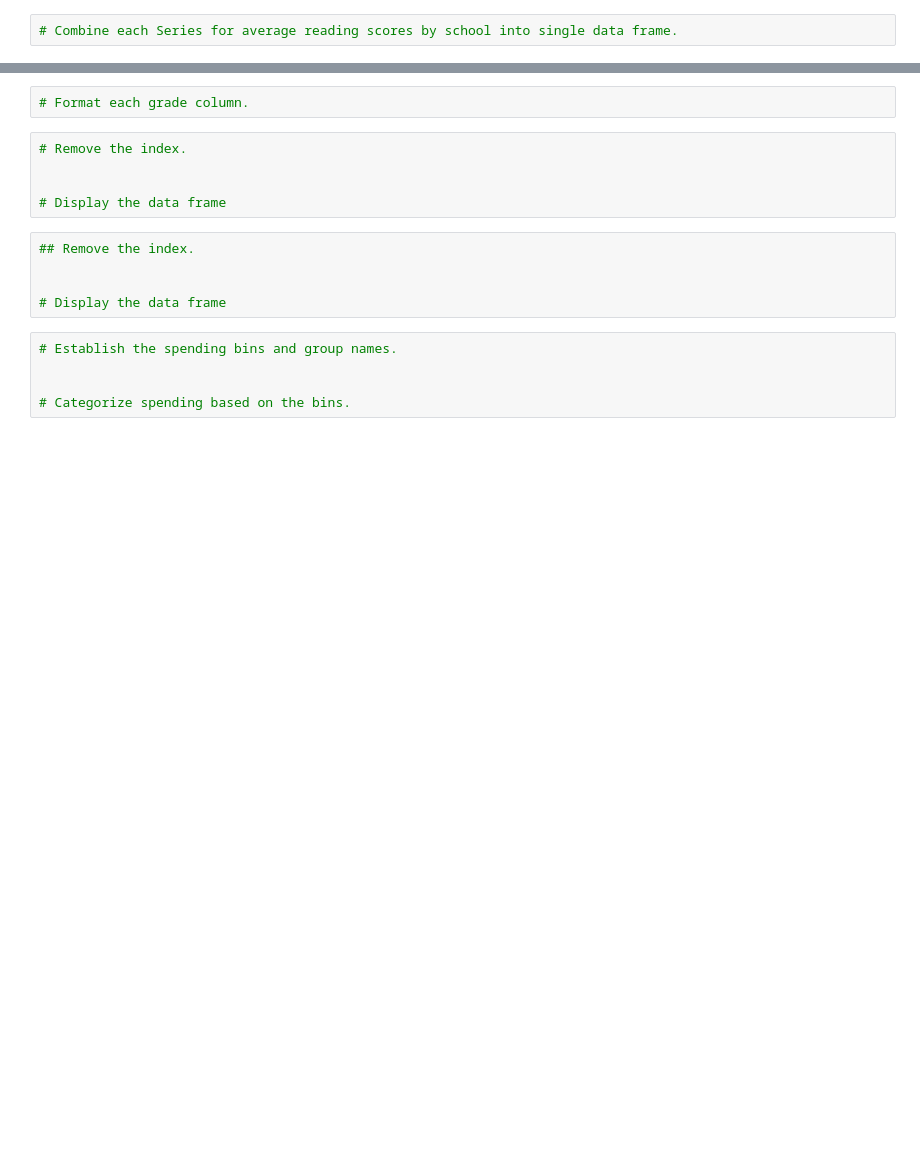
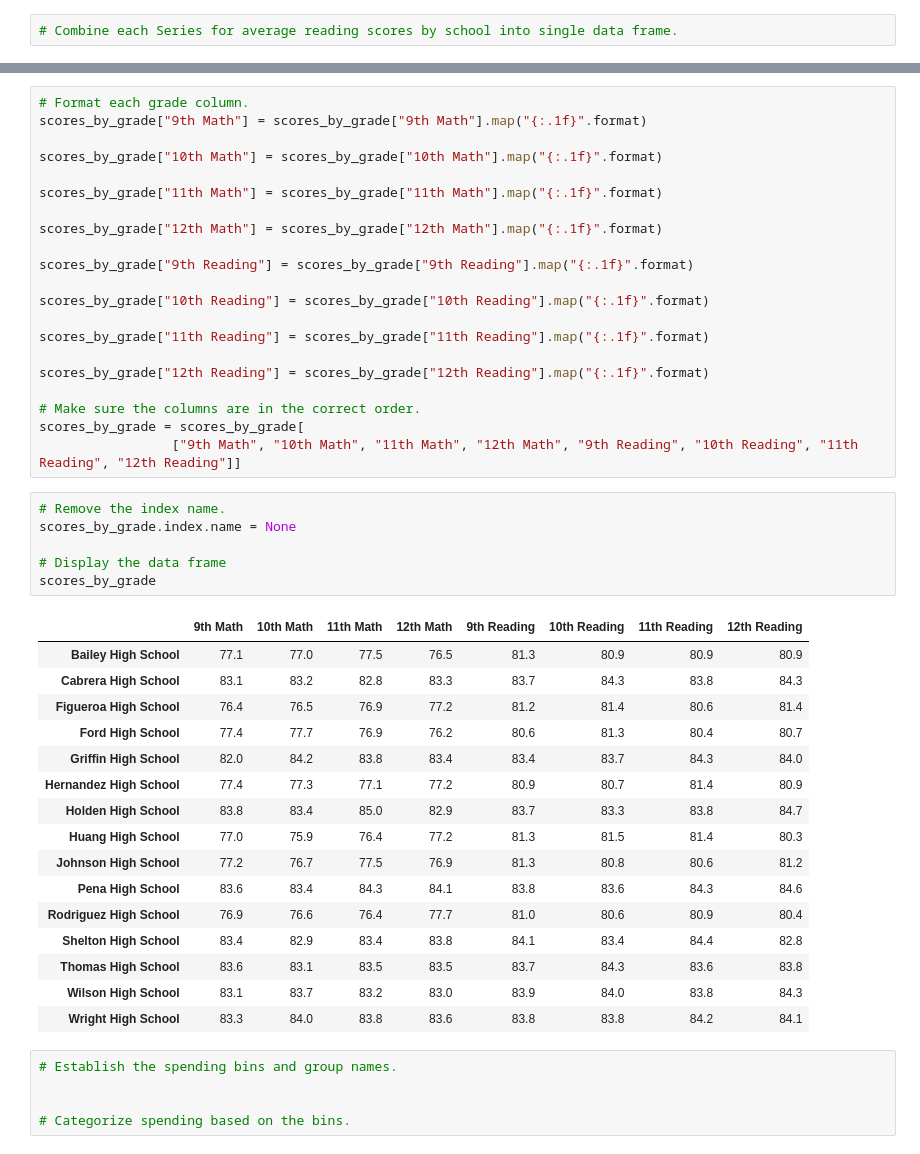
Before and after one commit to melaniekelsey/School_District_Analysis, a Jupyter notebook: PyCitySchools_Challenge_testing.ipynb, the cells around one changed output, grey strips where cells are left out. Cells and saved outputs as stored; diff of their text form; blank space fills up the shorter version.

```diff
--- a/PyCitySchools_Challenge_testing.ipynb
+++ b/PyCitySchools_Challenge_testing.ipynb
@@ -1345,15 +1109,47 @@ bottom_schools.head()
 # %%
 # Format each grade column.
+scores_by_grade["9th Math"] = scores_by_grade["9th Math"].map("{:.1f}".format)
+
+scores_by_grade["10th Math"] = scores_by_grade["10th Math"].map("{:.1f}".format)
+
+scores_by_grade["11th Math"] = scores_by_grade["11th Math"].map("{:.1f}".format)
+
+scores_by_grade["12th Math"] = scores_by_grade["12th Math"].map("{:.1f}".format)
+
+scores_by_grade["9th Reading"] = scores_by_grade["9th Reading"].map("{:.1f}".format)
+
+scores_by_grade["10th Reading"] = scores_by_grade["10th Reading"].map("{:.1f}".format)
+
+scores_by_grade["11th Reading"] = scores_by_grade["11th Reading"].map("{:.1f}".format)
+
+scores_by_grade["12th Reading"] = scores_by_grade["12th Reading"].map("{:.1f}".format)
+
+# Make sure the columns are in the correct order.
+scores_by_grade = scores_by_grade[
+                 ["9th Math", "10th Math", "11th Math", "12th Math", "9th Reading", "10th Reading", "11th Reading", "12th Reading"]]
 # %%
-# Remove the index.
-
+# Remove the index name.
+scores_by_grade.index.name = None
 
 # Display the data frame
+scores_by_grade
+# %% [output]
+|  | 9th Math | 10th Math | 11th Math | 12th Math | 9th Reading | 10th Reading | 11th Reading | 12th Reading |
+| Bailey High School | 77.1 | 77.0 | 77.5 | 76.5 | 81.3 | 80.9 | 80.9 | 80.9 |
+| Cabrera High School | 83.1 | 83.2 | 82.8 | 83.3 | 83.7 | 84.3 | 83.8 | 84.3 |
+| Figueroa High School | 76.4 | 76.5 | 76.9 | 77.2 | 81.2 | 81.4 | 80.6 | 81.4 |
+| Ford High School | 77.4 | 77.7 | 76.9 | 76.2 | 80.6 | 81.3 | 80.4 | 80.7 |
+| Griffin High School | 82.0 | 84.2 | 83.8 | 83.4 | 83.4 | 83.7 | 84.3 | 84.0 |
+| Hernandez High School | 77.4 | 77.3 | 77.1 | 77.2 | 80.9 | 80.7 | 81.4 | 80.9 |
+| Holden High School | 83.8 | 83.4 | 85.0 | 82.9 | 83.7 | 83.3 | 83.8 | 84.7 |
+| Huang High School | 77.0 | 75.9 | 76.4 | 77.2 | 81.3 | 81.5 | 81.4 | 80.3 |
+| Johnson High School | 77.2 | 76.7 | 77.5 | 76.9 | 81.3 | 80.8 | 80.6 | 81.2 |
+| Pena High School | 83.6 | 83.4 | 84.3 | 84.1 | 83.8 | 83.6 | 84.3 | 84.6 |
+| Rodriguez High School | 76.9 | 76.6 | 76.4 | 77.7 | 81.0 | 80.6 | 80.9 | 80.4 |
+| Shelton High School | 83.4 | 82.9 | 83.4 | 83.8 | 84.1 | 83.4 | 84.4 | 82.8 |
+| Thomas High School | 83.6 | 83.1 | 83.5 | 83.5 | 83.7 | 84.3 | 83.6 | 83.8 |
+| Wilson High School | 83.1 | 83.7 | 83.2 | 83.0 | 83.9 | 84.0 | 83.8 | 84.3 |
+| Wright High School | 83.3 | 84.0 | 83.8 | 83.6 | 83.8 | 83.8 | 84.2 | 84.1 |
-# %%
-## Remove the index.
-
-
-# Display the data frame
 # %%
 # Establish the spending bins and group names.
 
```
Also changed, not shown: parts of 39 cells of this notebook, 1 other file.
